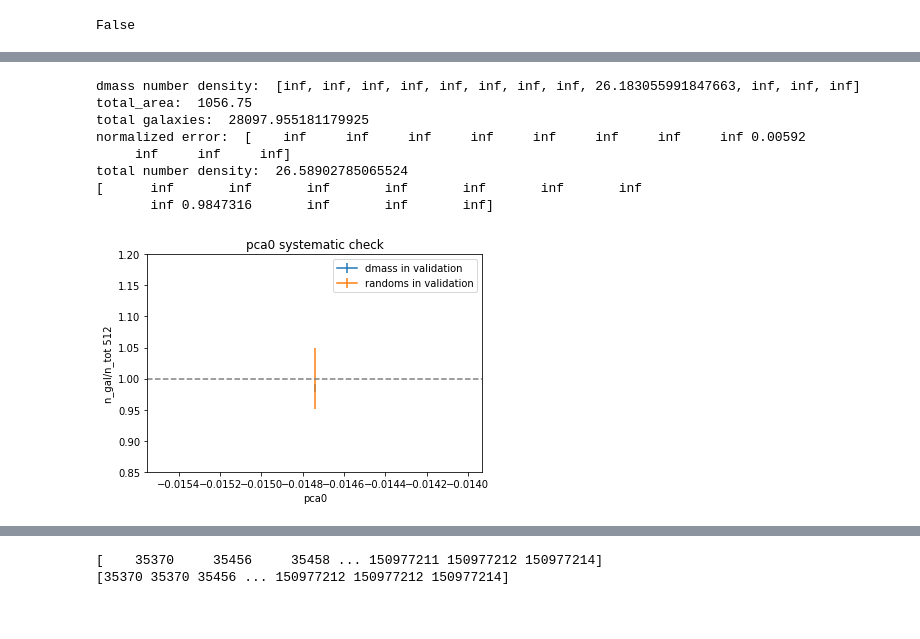
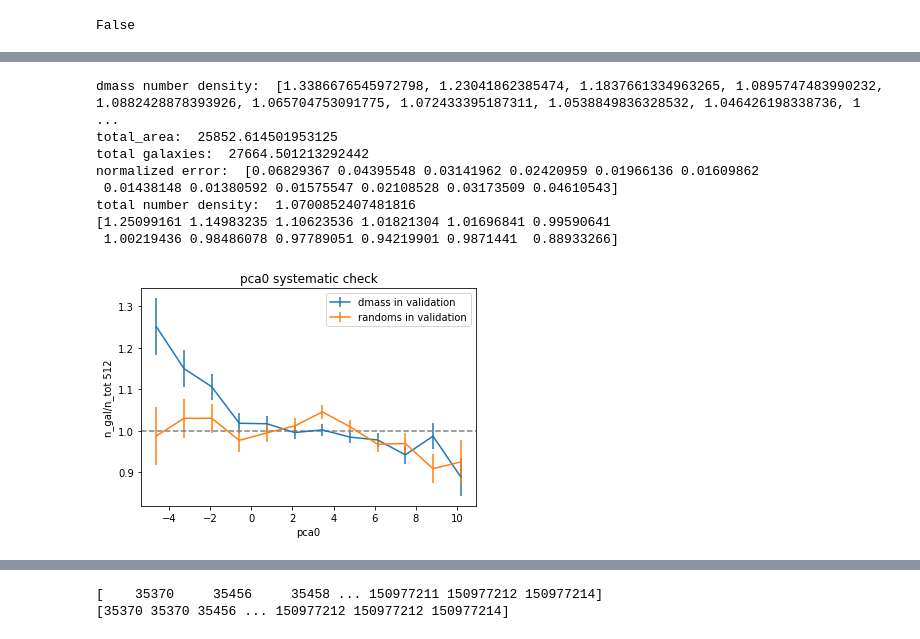
Before and after one commit to sujeong-lee/DMASS, a Jupyter notebook: code_py3/Systematics.ipynb, the cells around one changed output, grey strips where cells are left out. Cells and saved outputs as stored; diff of their text form; code cells hidden in the pictures.

```diff
--- a/code_py3/Systematics.ipynb
+++ b/code_py3/Systematics.ipynb
@@ -401,4 +445,23 @@ print(fracDet['SIGNAL'])
 # %% [output]
 ('PIXEL', 'SIGNAL')
 [1.      0.875   1.      ... 0.09375 0.8125  0.0625 ]
+# %%
+#convert fracDet to nside 512:
+
+frac = np.zeros(hp.nside2npix(4096))
+fracDet["PIXEL"] = hp.nest2ring(4096, fracDet['PIXEL'])
+#sysHp[sysMap['PIXEL'][dim_mask]] = sysMap['SIGNAL'][dim_mask]
+frac[fracDet['PIXEL']] = fracDet['SIGNAL']
+
+downgrade_frac = hp.pixelfunc.ud_grade(frac, 512, pess=False, order_in='RING', order_out=None, power=None, dtype=None)
+# %%
+n_good_pixels_at_512 = hp.nside2npix(nside_out)
+#np.zeros(n_good_pixels_at_512, dtype=[('PIXEL','int'), ('SIGNAL','float')]
+
+pixels = np.arange( n_good_pixels_at_512)
+
+
+fracDet_512 = np.zeros( len(pixels), dtype=[('HPIX_512','int'), ('SIGNAL','float')])
+fracDet_512['HPIX_512'] = pixels
+fracDet_512['SIGNAL'] = downgrade_frac
 # %%
@@ -412,7 +477,7 @@ print(LSSGoldmask["SIGNAL"])
 
 from numpy.lib.recfunctions import append_fields
 
-theta, phi = hp.pix2ang(4096, dmass_chron['HPIX_4096'])
+theta, phi = hp.pix2ang(4096, dmass_chron['HPIX_4096'], nest = True)
 HPIX_512 = hp.ang2pix(512, theta, phi)
 
 dmass_chron = append_fields(dmass_chron, 'HPIX_512', HPIX_512, usemask=False)
@@ -596,3 +745,18 @@ False
 
 #If we do see this density change as a function of the sysmap, we will have to correct for it with systematics
 #weights as Su did in her paper
+# %%
+print(random_val.dtype.names)
+
+# convert nside for randoms:
+phi = random_val['RA'] * np.pi / 180.0
+theta = ( 90.0 - random_val['DEC'] ) * np.pi/180.0
+nside= 4096
+
+HPIX_512 = hp.ang2pix(512, theta, phi)
+
+random_val = append_fields(random_val, 'HPIX_512', HPIX_512, usemask=False)
+print(random_val.dtype.names)
+
+index_ran_mask = np.argsort(random_val['HPIX_512'])
+random_chron = random_val[index_ran_mask] # ordered by hpix values
@@ -786,41 +923,41 @@ total_num_density = total_h/total_area
 
 #errorbars: (how to define these)
 fracerr = np.sqrt(h)
 fracerr_norm = (fracerr/area)/total_num_density
 print("normalized error: ", fracerr_norm)
 
 
 print("total number density: ", total_num_density)
 
 # apply normalization:
 #print(number_density)
 norm_number_density = number_density/total_num_density
 print(norm_number_density)
 
 import matplotlib.pyplot as plt
 #figure of systematics:
 
 fracerr = 1/np.sqrt(h) #1 / sqrt(number of cmass galaxies in each bin)
 
 # change to number density: divide by area
 fig, ax = plt.subplots()
 ax.errorbar( pcenter, norm_number_density, yerr=fracerr_norm, label = "dmass in validation")
 ax.errorbar( pcenter, norm_number_density_ran, yerr=fracerr_ran_norm, label = "randoms in validation")
 plt.legend()
 plt.xlabel("pca0")
 plt.ylabel("n_gal/n_tot 512")
-plt.ylim(top=1.2)  # adjust the top leaving bottom unchanged
-plt.ylim(bottom=0.85)
+#plt.ylim(top=1.2)  # adjust the top leaving bottom unchanged
+#plt.ylim(bottom=0.85)
 plt.axhline(y=1, color='grey', linestyle='--')
 plt.title('pca0 systematic check')
 fig.savefig('pca0.pdf')
 # %% [output]
-dmass number density:  [inf, inf, inf, inf, inf, inf, inf, inf, 26.183055991847663, inf, inf, inf]
-total_area:  1056.75
-total galaxies:  28097.955181179925
-normalized error:  [    inf     inf     inf     inf     inf     inf     inf     inf 0.00592
-     inf     inf     inf]
-total number density:  26.58902785065524
-[      inf       inf       inf       inf       inf       inf       inf
-       inf 0.9847316       inf       inf       inf]
+dmass number density:  [1.3386676545972798, 1.23041862385474, 1.1837661334963265, 1.0895747483990232, 1.0882428878393926, 1.065704753091775, 1.072433395187311, 1.0538849836328532, 1.046426198338736, 1 ...
+total_area:  25852.614501953125
+total galaxies:  27664.501213292442
+normalized error:  [0.06829367 0.04395548 0.03141962 0.02420959 0.01966136 0.01609862
+ 0.01438148 0.01380592 0.01575547 0.02108528 0.03173509 0.04610543]
+total number density:  1.0700852407481816
+[1.25099161 1.14983235 1.10623536 1.01821304 1.01696841 0.99590641
+ 1.00219436 0.98486078 0.97789051 0.94219901 0.9871441  0.88933266]
-[figure, old version]
+[figure, new version]
```
Also changed, not shown: parts of 34 cells of this notebook.
